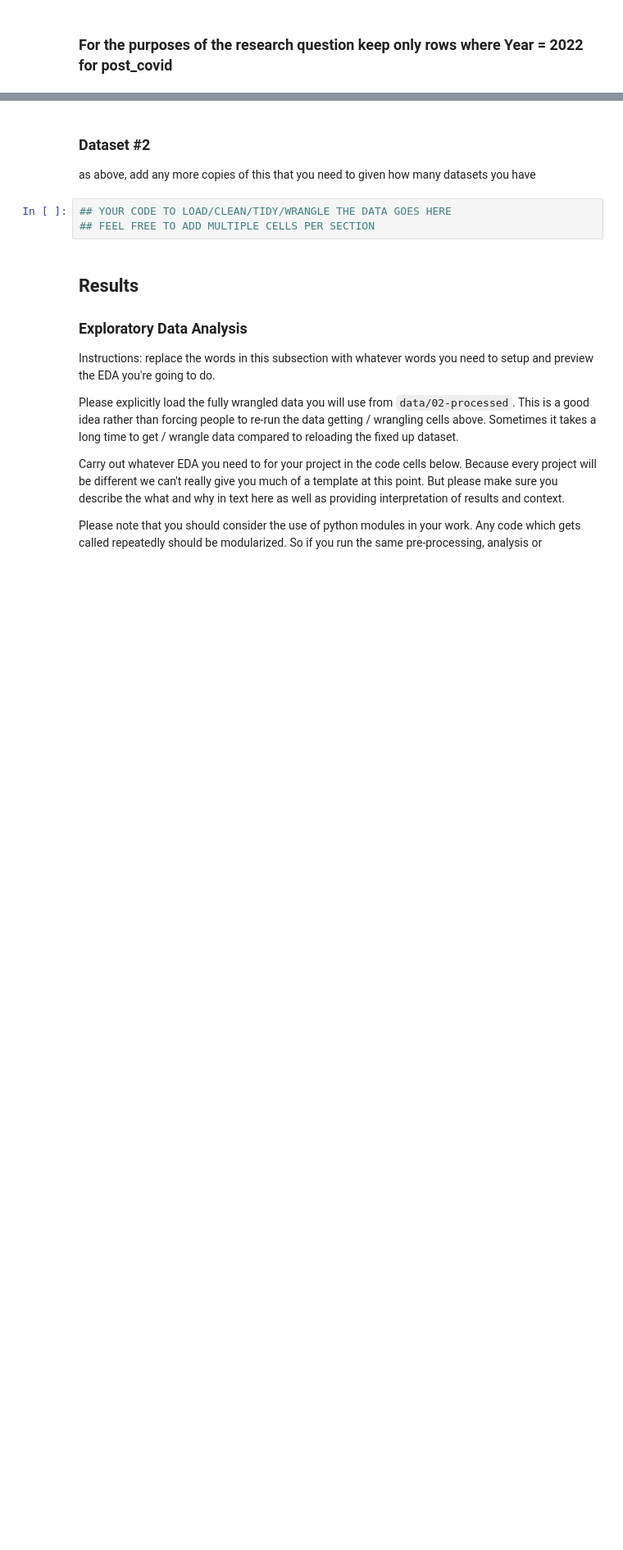
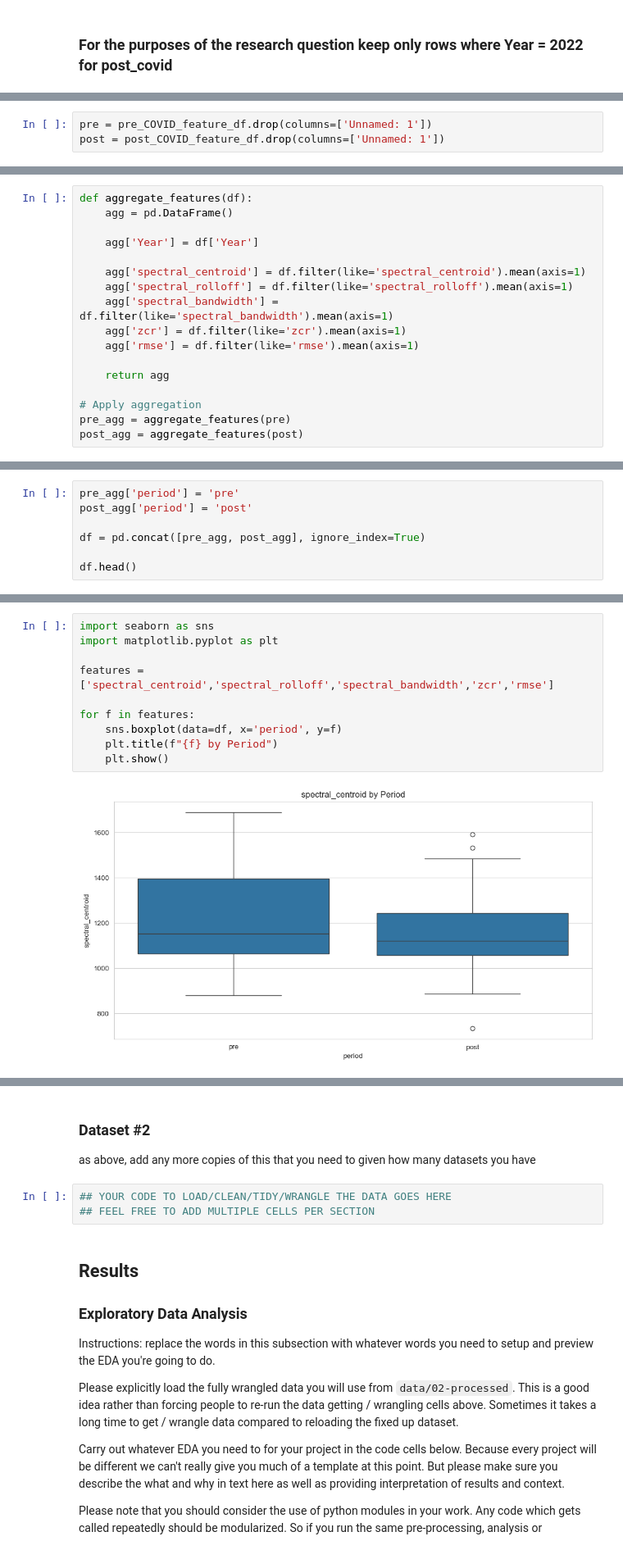
Before and after one commit to COGS108/Group081_WI26, a Jupyter notebook: 02-EDACheckpoint.ipynb, the cells around one changed output, grey strips where cells are left out. Shown at 82% size. Drawn from its saved outputs; the diff is of its cells as text; blank space fills up the shorter version.

```diff
--- a/02-EDACheckpoint.ipynb
+++ b/02-EDACheckpoint.ipynb
@@ -248,0 +297,3 @@ post_COVID_feature_df.head()
+# %%
+pre = pre_COVID_feature_df.drop(columns=['Unnamed: 1'])
+post = post_COVID_feature_df.drop(columns=['Unnamed: 1'])
@@ -248,0 +328,17 @@ post_COVID_feature_df.head()
+# %%
+def aggregate_features(df):
+    agg = pd.DataFrame()
+
+    agg['Year'] = df['Year']
+
+    agg['spectral_centroid'] = df.filter(like='spectral_centroid').mean(axis=1)
+    agg['spectral_rolloff'] = df.filter(like='spectral_rolloff').mean(axis=1)
+    agg['spectral_bandwidth'] = df.filter(like='spectral_bandwidth').mean(axis=1)
+    agg['zcr'] = df.filter(like='zcr').mean(axis=1)
+    agg['rmse'] = df.filter(like='rmse').mean(axis=1)
+
+    return agg
+
+# Apply aggregation
+pre_agg = aggregate_features(pre)
+post_agg = aggregate_features(post)
@@ -248,0 +369,7 @@ post_COVID_feature_df.head()
+# %%
+pre_agg['period'] = 'pre'
+post_agg['period'] = 'post'
+
+df = pd.concat([pre_agg, post_agg], ignore_index=True)
+
+df.head()
@@ -248,0 +400,12 @@ post_COVID_feature_df.head()
+# %%
+import seaborn as sns
+import matplotlib.pyplot as plt
+
+features = ['spectral_centroid','spectral_rolloff','spectral_bandwidth','zcr','rmse']
+
+for f in features:
+    sns.boxplot(data=df, x='period', y=f)
+    plt.title(f"{f} by Period")
+    plt.show()
+# %% [output]
+[figure, added]
```
Also changed, not shown: parts of 55 cells of this notebook.
